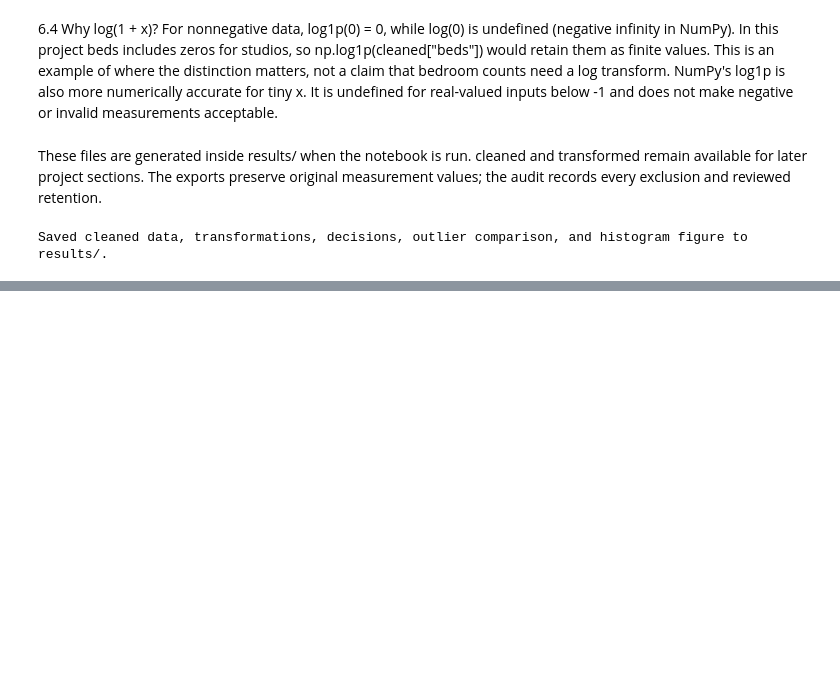
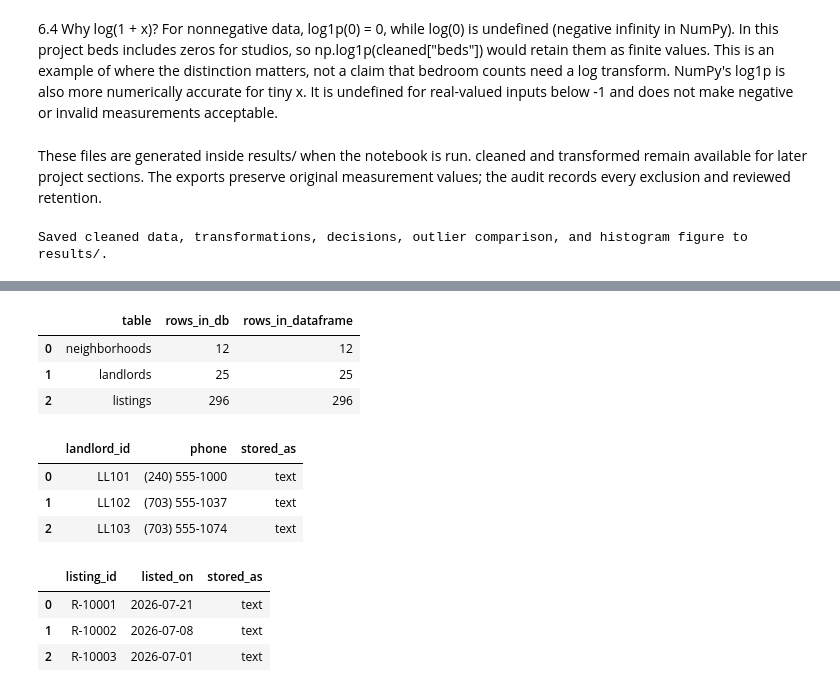
Before and after one commit to Shirjak7/capital_rentals, a Jupyter notebook: capital_rentals.ipynb, the cells around one changed output, grey strips where cells are left out. Saved outputs shown, nothing was run; the diff lists cells and outputs as text; code cells hidden in the pictures; blank space fills up the shorter version.

```diff
--- a/capital_rentals.ipynb
+++ b/capital_rentals.ipynb
@@ -541,0 +591,21 @@ Saved cleaned data, transformations, decisions, outlier comparison, and histogra
+# %%
+# One DataFrame per table, with the columns in the same order as the CREATE TABLE statements
+nbhd_table = neighborhoods[["nbhd_code", "nbhd_name", "ward", "median_income"]]
+landlord_table = (landlords.rename(columns={"contact.phone": "phone", "contact.email": "email"})
+                  [["landlord_id", "name", "type", "phone", "email", "rating", "since"]])
+listing_table = cleaned[["listing_id", "landlord_id", "nbhd_code", "beds", "baths",
+                         "sqft", "rent", "listed_on"]].copy()
+listing_table["listed_on"] = listing_table["listed_on"].dt.strftime("%Y-%m-%d")   # datetime to 'YYYY-MM-DD' text
+
+# none of the three tables has a missing value, so no NULL gets into the database by accident
+for table in [nbhd_table, landlord_table, listing_table]:
+    assert table.notna().all().all()
+
+# itertuples(index=False, name=None) gives plain Python tuples (int, float, str), which sqlite3 accepts
+con.executemany("INSERT INTO neighborhoods VALUES (?, ?, ?, ?)",
+                nbhd_table.itertuples(index=False, name=None))
+con.executemany("INSERT INTO landlords VALUES (?, ?, ?, ?, ?, ?, ?)",
+                landlord_table.itertuples(index=False, name=None))
+con.executemany("INSERT INTO listings VALUES (?, ?, ?, ?, ?, ?, ?, ?)",
+                listing_table.itertuples(index=False, name=None))
+con.commit()
@@ -541,0 +651,28 @@ Saved cleaned data, transformations, decisions, outlier comparison, and histogra
+# %%
+# Row counts in rentals.db next to the DataFrames they came from
+row_check = pd.DataFrame({
+    "table": ["neighborhoods", "landlords", "listings"],
+    "rows_in_db": [con.execute("SELECT COUNT(*) FROM neighborhoods").fetchone()[0],
+                   con.execute("SELECT COUNT(*) FROM landlords").fetchone()[0],
+                   con.execute("SELECT COUNT(*) FROM listings").fetchone()[0]],
+    "rows_in_dataframe": [len(nbhd_table), len(landlord_table), len(listing_table)],
+})
+display(row_check)
+assert (row_check["rows_in_db"] == row_check["rows_in_dataframe"]).all()
+
+# phone and listed_on come back as text, exactly as they went in
+display(pd.read_sql("SELECT landlord_id, phone, typeof(phone) AS stored_as FROM landlords LIMIT 3", con))
+display(pd.read_sql("SELECT listing_id, listed_on, typeof(listed_on) AS stored_as FROM listings LIMIT 3", con))
+# %% [output]
+|  | table | rows_in_db | rows_in_dataframe |
+| 0 | neighborhoods | 12 | 12 |
+| 1 | landlords | 25 | 25 |
+| 2 | listings | 296 | 296 |
+|  | landlord_id | phone | stored_as |
+| 0 | LL101 | (240) 555-1000 | text |
+| 1 | LL102 | (703) 555-1037 | text |
+| 2 | LL103 | (703) 555-1074 | text |
+|  | listing_id | listed_on | stored_as |
+| 0 | R-10001 | 2026-07-21 | text |
+| 1 | R-10002 | 2026-07-08 | text |
+| 2 | R-10003 | 2026-07-01 | text |
```
Also changed, not shown: parts of 8 cells of this notebook, 1 other file.
